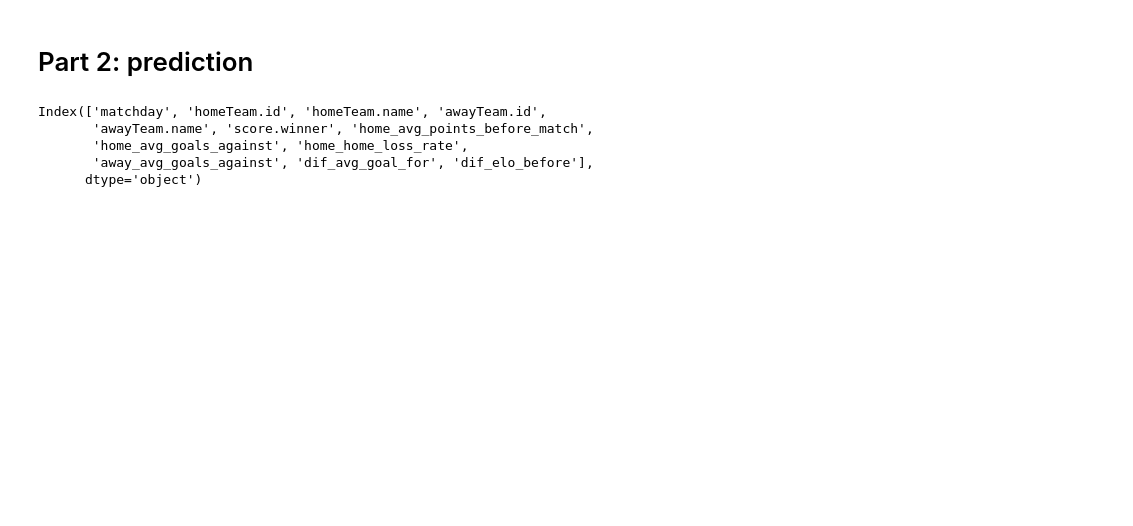
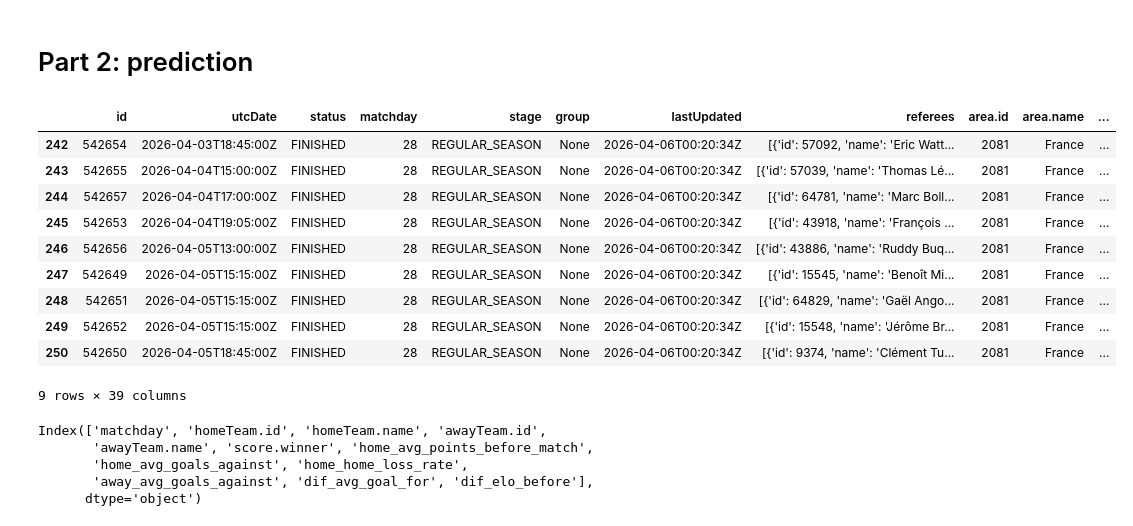
Before and after one commit to judithbreaud/ligue1_viz, a Jupyter notebook: notebooks/end_of_season.ipynb, the cells around one changed output. Saved outputs shown, nothing was run; the diff lists cells and outputs as text; code cells hidden in the pictures; blank space fills up the shorter version.

```diff
--- a/notebooks/end_of_season.ipynb
+++ b/notebooks/end_of_season.ipynb
@@ -1084,6 +1084,23 @@ def prepa_donnee_elo_short(df,history):
     ],inplace=True)
 
     return df_merged
+# %%
+from src.etl import fetch_matches
+matches_json=fetch_matches("FL1","2025")
+df_matches_2025=pd.json_normalize(matches_json["matches"])
+df_matches_2025[df_matches_2025["matchday"]==28]
+# %% [output]
+|  | id | utcDate | status | matchday | stage | group | lastUpdated | referees | area.id | area.name | ... |
+| 242 | 542654 | 2026-04-03T18:45:00Z | FINISHED | 28 | REGULAR_SEASON | None | 2026-04-06T00:20:34Z | [{'id': 57092, 'name': 'Eric Watt... | 2081 | France | ... |
+| 243 | 542655 | 2026-04-04T15:00:00Z | FINISHED | 28 | REGULAR_SEASON | None | 2026-04-06T00:20:34Z | [{'id': 57039, 'name': 'Thomas Lé... | 2081 | France | ... |
+| 244 | 542657 | 2026-04-04T17:00:00Z | FINISHED | 28 | REGULAR_SEASON | None | 2026-04-06T00:20:34Z | [{'id': 64781, 'name': 'Marc Boll... | 2081 | France | ... |
+| 245 | 542653 | 2026-04-04T19:05:00Z | FINISHED | 28 | REGULAR_SEASON | None | 2026-04-06T00:20:34Z | [{'id': 43918, 'name': 'François ... | 2081 | France | ... |
+| 246 | 542656 | 2026-04-05T13:00:00Z | FINISHED | 28 | REGULAR_SEASON | None | 2026-04-06T00:20:34Z | [{'id': 43886, 'name': 'Ruddy Buq... | 2081 | France | ... |
+| 247 | 542649 | 2026-04-05T15:15:00Z | FINISHED | 28 | REGULAR_SEASON | None | 2026-04-06T00:20:34Z | [{'id': 15545, 'name': 'Benoît Mi... | 2081 | France | ... |
+| 248 | 542651 | 2026-04-05T15:15:00Z | FINISHED | 28 | REGULAR_SEASON | None | 2026-04-06T00:20:34Z | [{'id': 64829, 'name': 'Gaël Ango... | 2081 | France | ... |
+| 249 | 542652 | 2026-04-05T15:15:00Z | FINISHED | 28 | REGULAR_SEASON | None | 2026-04-06T00:20:34Z | [{'id': 15548, 'name': 'Jérôme Br... | 2081 | France | ... |
+| 250 | 542650 | 2026-04-05T18:45:00Z | FINISHED | 28 | REGULAR_SEASON | None | 2026-04-06T00:20:34Z | [{'id': 9374, 'name': 'Clément Tu... | 2081 | France | ... |
+9 rows × 39 columns
 # %%
 df_for_pred=prepa_donnee_elo_short(df_matches_2025,history)
 
```
Also changed, not shown: parts of 20 cells of this notebook.
